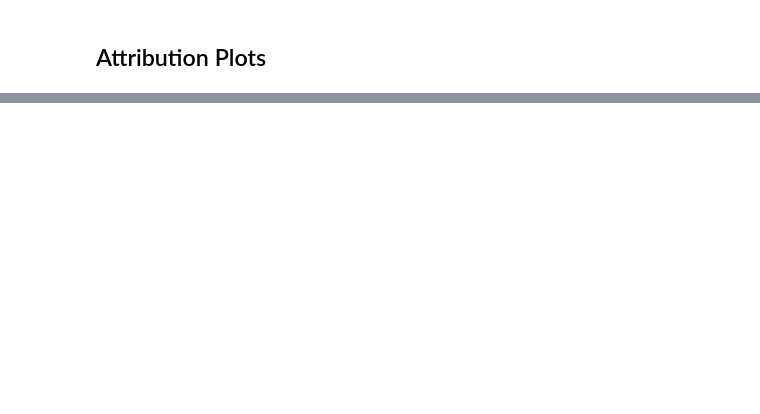
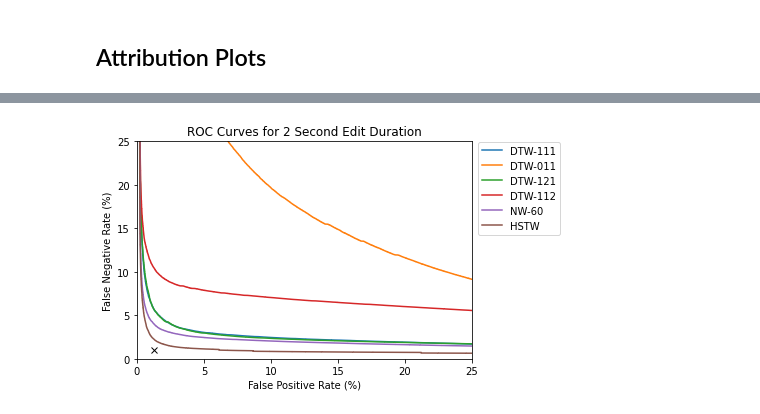
Before and after one commit to HMC-MIR/HSTW, a Jupyter notebook: 03_speech_eval.ipynb, the cells around one changed output, grey strips where cells are left out. Saved outputs shown, nothing was run; the diff lists cells and outputs as text; code cells hidden in the pictures; blank space fills up the shorter version.

```diff
--- a/03_speech_eval.ipynb
+++ b/03_speech_eval.ipynb
@@ -409,0 +412,45 @@ plotAttribution(timesToPlot, systemsToPlot, benchmark, sysNames, ROCDir)
+# %%
+def plotROCs(rocFiles, planeAttribFiles, sysNames):
+    for rocFile in rocFiles:
+        ROC = pkl.load(open(rocFile, 'rb'))
+        plt.plot(ROC[:,1] * 100, ROC[:,2] * 100) # x = falsePositive, y = falseNegative
+
+    plt.legend(sysNames, loc = (1.02, 0.57))
+    plt.xlabel("False Positive Rate (%)")
+    plt.ylabel("False Negative Rate (%)")
+    plt.title("ROC Curves for 2 Second Edit Duration")
+    plt.xlim(0,25)
+    plt.ylim(0,25)
+
+    # Plane attrib files
+    # Use calc_FPFN function maybe?
+    for paFile in planeAttribFiles:
+        attribs = pkl.load(open(paFile, 'rb'))
+        diffs = attribs[:,1] - attribs[:,0] # 0 for correct, 1 for fp, -1 for fn
+        fp = np.sum(diffs == 1) / (np.sum(attribs[:,0] == 0)) # num fp / num true neg
+        fn = np.sum(diffs == -1) / (np.sum(attribs[:,0] == 1)) # num fn / num true pos
+        plt.plot(fp * 100, fn * 100, 'kx', markersize = 6)
+# %%
+editTime = 2
+benchmark = "train"
+systemsToPlot = ["D1", "D2", "D3", "D4", "NW-60", "HSTW"]
+sysNames =  ["DTW-111", "DTW-011","DTW-121", "DTW-112", "NW-60","HSTW"]
+
+rocFiles = []
+for sys in systemsToPlot:
+    rocFile = "/mnt/data0/%s/TamperingDetection/eval/attribution/%s/%s_%ss.pkl" % \
+                (user, sys, benchmark, str(editTime))
+    rocFiles.append(rocFile)
+
+
+planeAttribFiles = []
+paSystems = ["HSTW"]
+for sys in paSystems:
+    paFile = "/mnt/data0/%s/TamperingDetection/eval/attribution/%s/planeAttrib/%s_%ss.pkl" \
+                % (user, sys, benchmark, str(editTime))
+    planeAttribFiles.append(paFile)
+
+
+plotROCs(rocFiles, planeAttribFiles, sysNames)
+# %% [output]
+[figure, added]
```
Also changed, not shown: parts of 16 cells of this notebook.
